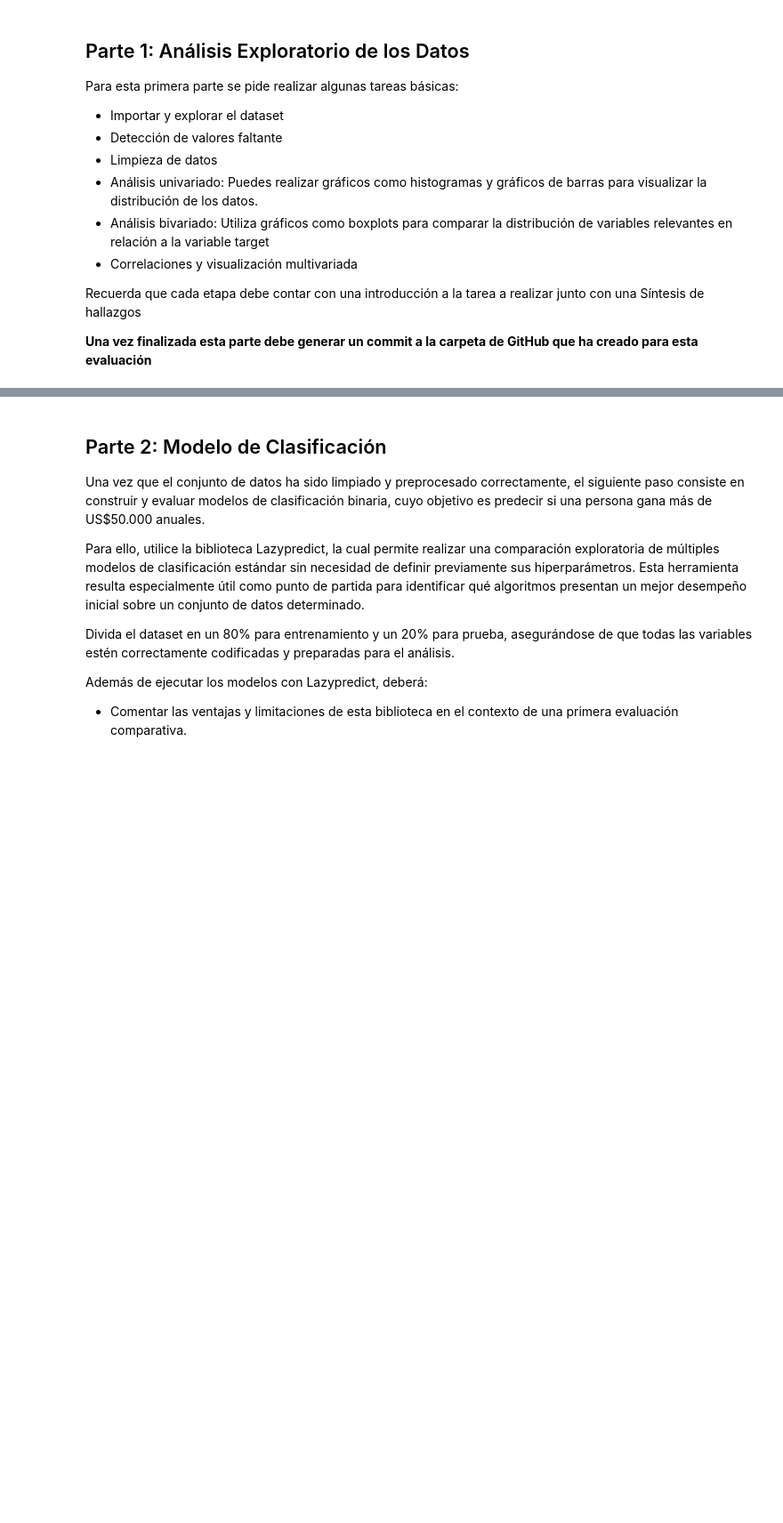
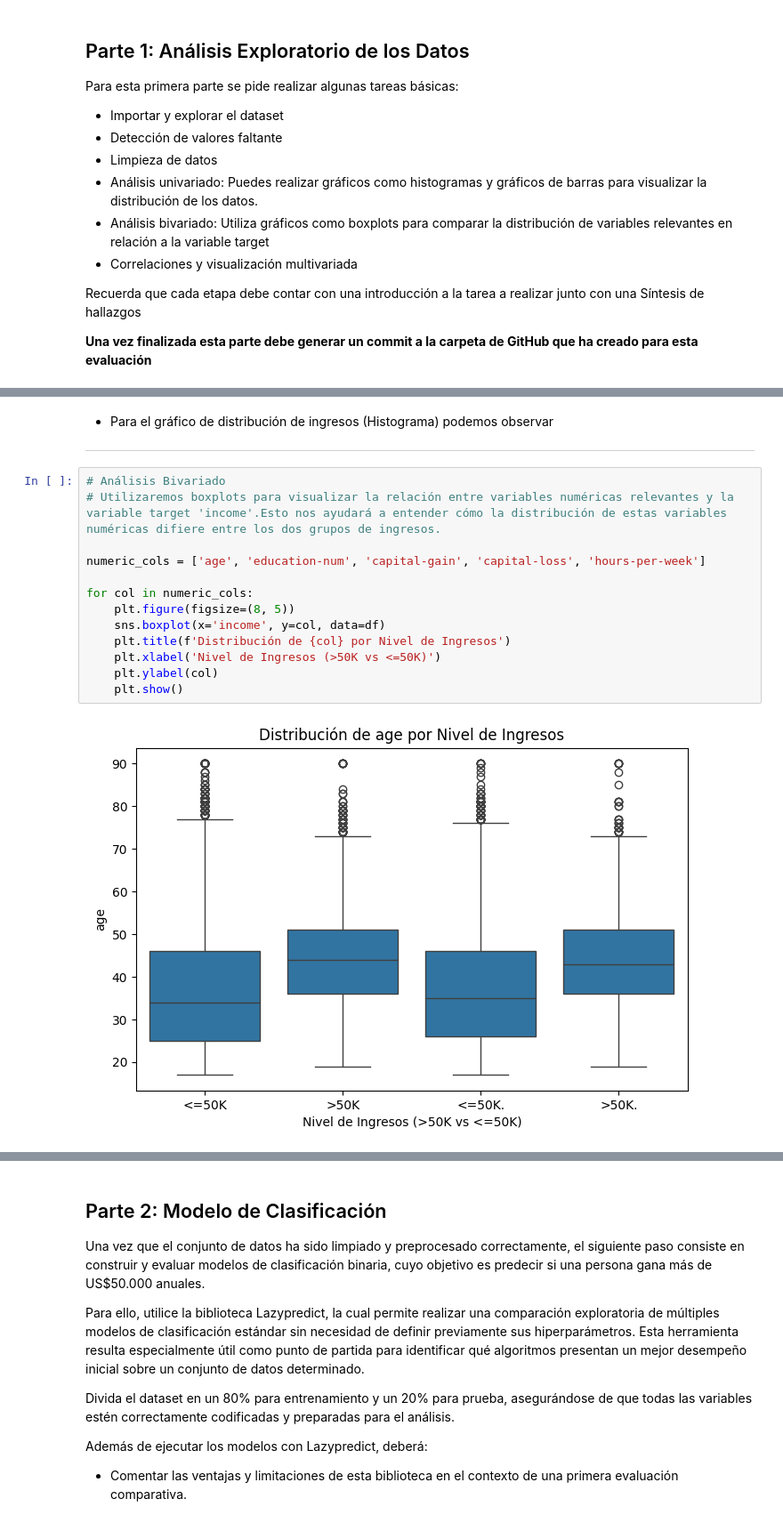
Before and after one commit to Diego2505-economist/ModelosDeClasificaci-n, a Jupyter notebook: CcsDatosEconmía_Examen.ipynb, the cells around one changed output, grey strips where cells are left out. Shown at 89% size. Cells and saved outputs as stored; diff of their text form; blank space fills up the shorter version.

```diff
--- a/CcsDatosEconmía_Examen.ipynb
+++ b/CcsDatosEconmía_Examen.ipynb
@@ -39,0 +225,19 @@ Recuerda que cada etapa debe contar con una introducción a la tarea a realizar
+# %% [markdown]
+* Para el gráfico de distribución de ingresos (Histograma) podemos observar
+
+---
+# %%
+# Análisis Bivariado
+# Utilizaremos boxplots para visualizar la relación entre variables numéricas relevantes y la variable target 'income'.Esto nos ayudará a entender cómo la distribución de estas variables numéricas difiere entre los dos grupos de ingresos.
+
+numeric_cols = ['age', 'education-num', 'capital-gain', 'capital-loss', 'hours-per-week']
+
+for col in numeric_cols:
+    plt.figure(figsize=(8, 5))
+    sns.boxplot(x='income', y=col, data=df)
+    plt.title(f'Distribución de {col} por Nivel de Ingresos')
+    plt.xlabel('Nivel de Ingresos (>50K vs <=50K)')
+    plt.ylabel(col)
+    plt.show()
+# %% [output]
+[figure, added]
```
Also changed, not shown: parts of 20 cells of this notebook.
